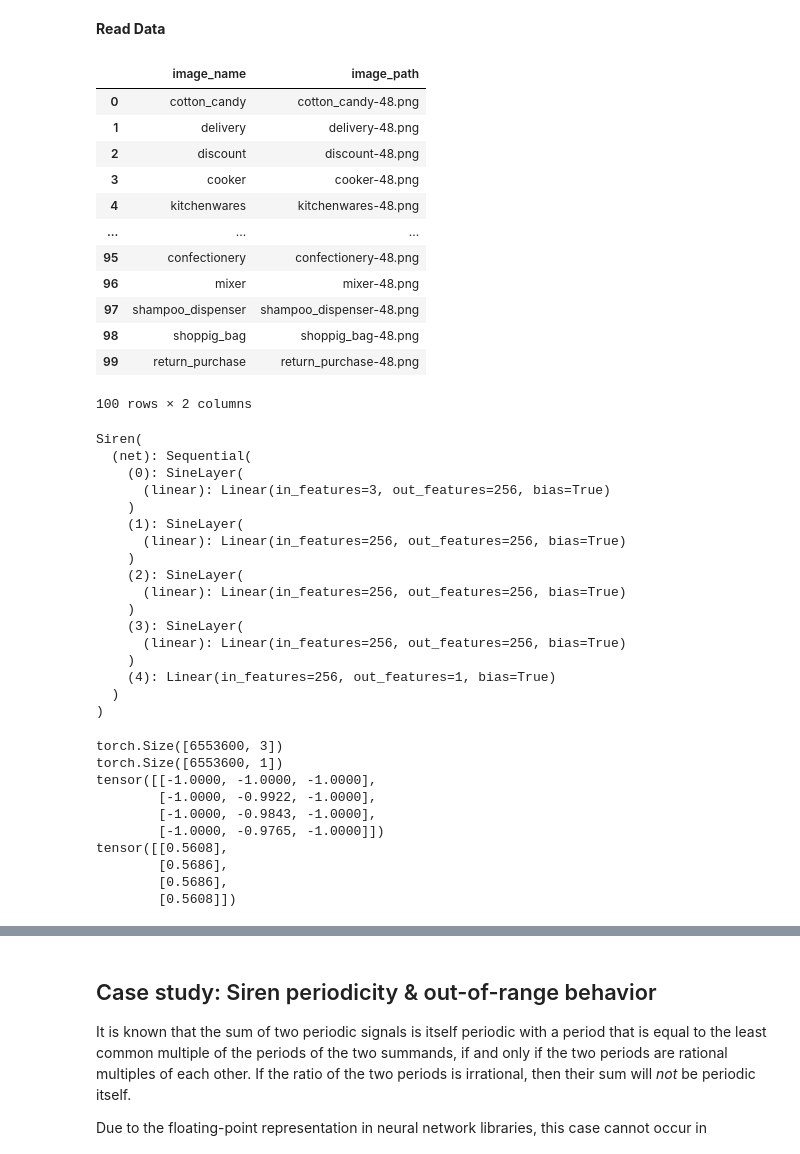
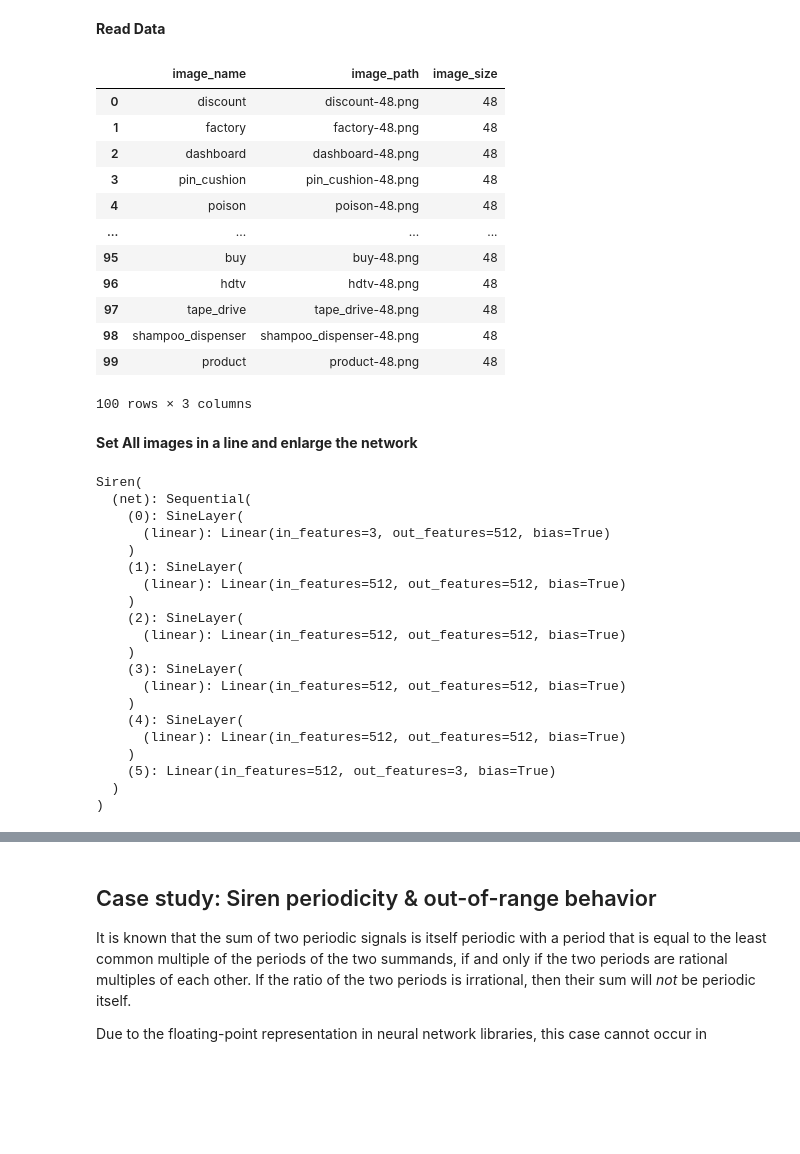
Before and after one commit to TheWeiss/cogntiv, a Jupyter notebook: explore_siren.ipynb, the cells around one changed output, grey strips where cells are left out. Cells and saved outputs as stored; diff of their text form; code cells hidden in the pictures; blank space fills up the shorter version.

```diff
--- a/explore_siren.ipynb
+++ b/explore_siren.ipynb
@@ -268,28 +268,36 @@ for step in range(total_steps):
 # %%
 import glob
 import pandas as pd
 images_name = []
+images_size = []
 images_path = []
-for path in glob.iglob('*.png'):
+for path in glob.iglob('*.png', recursive=True):
   images_name.append(path.split('-')[0])
+  images_size.append(int(path.split('-')[1].split('.')[0]))
   images_path.append(path)
 
-meta_data = pd.DataFrame({'image_name': images_name, 'image_path': images_path})
+meta_data = pd.DataFrame({
+    'image_name': images_name,
+    'image_path': images_path,
+    'image_size': images_size,
+})
 meta_data
 # %% [output]
-|  | image_name | image_path |
-| 0 | cotton_candy | cotton_candy-48.png |
-| 1 | delivery | delivery-48.png |
-| 2 | discount | discount-48.png |
-| 3 | cooker | cooker-48.png |
-| 4 | kitchenwares | kitchenwares-48.png |
-| ... | ... | ... |
-| 95 | confectionery | confectionery-48.png |
-| 96 | mixer | mixer-48.png |
-| 97 | shampoo_dispenser | shampoo_dispenser-48.png |
-| 98 | shoppig_bag | shoppig_bag-48.png |
-| 99 | return_purchase | return_purchase-48.png |
+|  | image_name | image_path | image_size |
+| 0 | discount | discount-48.png | 48 |
+| 1 | factory | factory-48.png | 48 |
+| 2 | dashboard | dashboard-48.png | 48 |
+| 3 | pin_cushion | pin_cushion-48.png | 48 |
+| 4 | poison | poison-48.png | 48 |
+| ... | ... | ... | ... |
+| 95 | buy | buy-48.png | 48 |
+| 96 | hdtv | hdtv-48.png | 48 |
+| 97 | tape_drive | tape_drive-48.png | 48 |
+| 98 | shampoo_dispenser | shampoo_dispenser-48.png | 48 |
+| 99 | product | product-48.png | 48 |
-100 rows × 2 columns
+100 rows × 3 columns
+# %% [markdown]
+**Set All images in a line and enlarge the network**
 # %%
 def get_video(images, mgrids):
   vid_length = len(images)
@@ -339,46 +362,35 @@ class VideoFitting(Dataset):
 
         return self.coords, self.pixels
 # %%
-cameraman = VideoFitting(256)
-dataloader = DataLoader(cameraman, batch_size=1, pin_memory=True, num_workers=0)
+img_size = 48
+img_num = 100
+video_set = VideoFitting(meta_data, img_size, img_num)
+dataloader = DataLoader(video_set, batch_size=1, pin_memory=True, num_workers=0)
 
-img_siren = Siren(in_features=3, out_features=1, hidden_features=256,
-                  hidden_layers=3, outermost_linear=True)
+img_siren = Siren(in_features=3, out_features=3, hidden_features=512,
+                  hidden_layers=4, outermost_linear=True)
 img_siren.cuda()
 # %% [output]
 Siren(
   (net): Sequential(
     (0): SineLayer(
-      (linear): Linear(in_features=3, out_features=256, bias=True)
+      (linear): Linear(in_features=3, out_features=512, bias=True)
     )
     (1): SineLayer(
-      (linear): Linear(in_features=256, out_features=256, bias=True)
+      (linear): Linear(in_features=512, out_features=512, bias=True)
     )
     (2): SineLayer(
-      (linear): Linear(in_features=256, out_features=256, bias=True)
+      (linear): Linear(in_features=512, out_features=512, bias=True)
     )
     (3): SineLayer(
-      (linear): Linear(in_features=256, out_features=256, bias=True)
+      (linear): Linear(in_features=512, out_features=512, bias=True)
     )
-    (4): Linear(in_features=256, out_features=1, bias=True)
+    (4): SineLayer(
+      (linear): Linear(in_features=512, out_features=512, bias=True)
+    )
+    (5): Linear(in_features=512, out_features=3, bias=True)
   )
 )
-# %%
-print(cameraman.coords.size())
-print(cameraman.pixels.size())
-print(cameraman.coords[:4])
-print(cameraman.pixels[:4])
-# %% [output]
-torch.Size([6553600, 3])
-torch.Size([6553600, 1])
-tensor([[-1.0000, -1.0000, -1.0000],
-        [-1.0000, -0.9922, -1.0000],
-        [-1.0000, -0.9843, -1.0000],
-        [-1.0000, -0.9765, -1.0000]])
-tensor([[0.5608],
-        [0.5686],
-        [0.5686],
-        [0.5608]])
 # %%
 # With video version
 total_steps = 500 # Since the whole image is our dataset, this just means 500 gradient descent steps.
```
Also changed, not shown: parts of 10 cells of this notebook.
